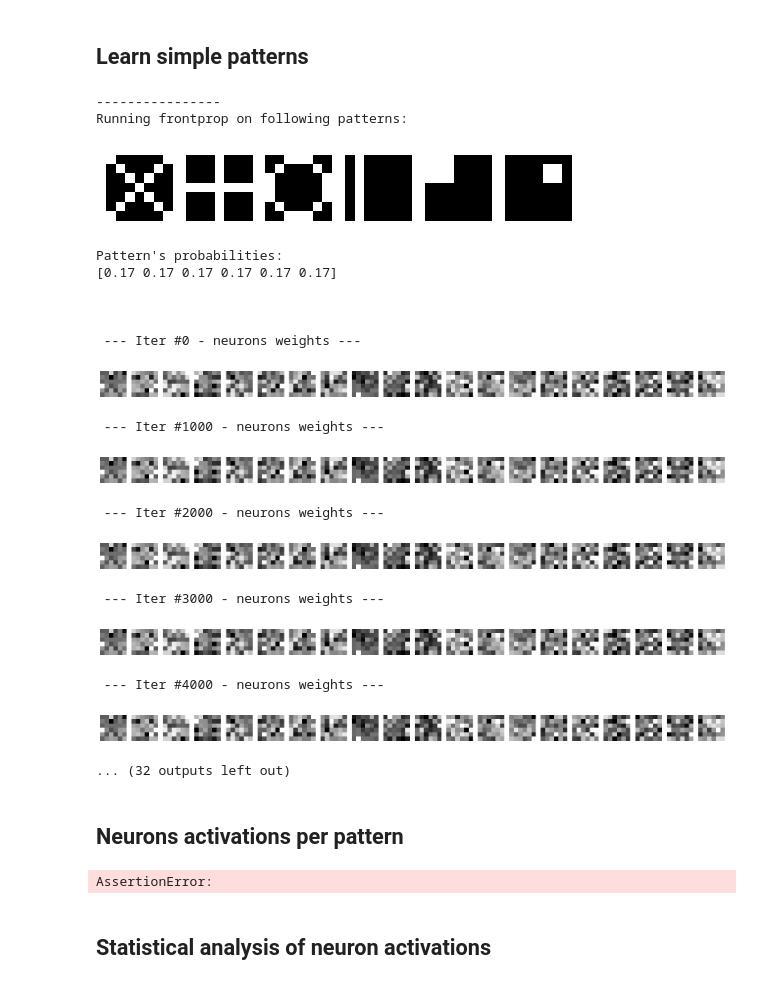
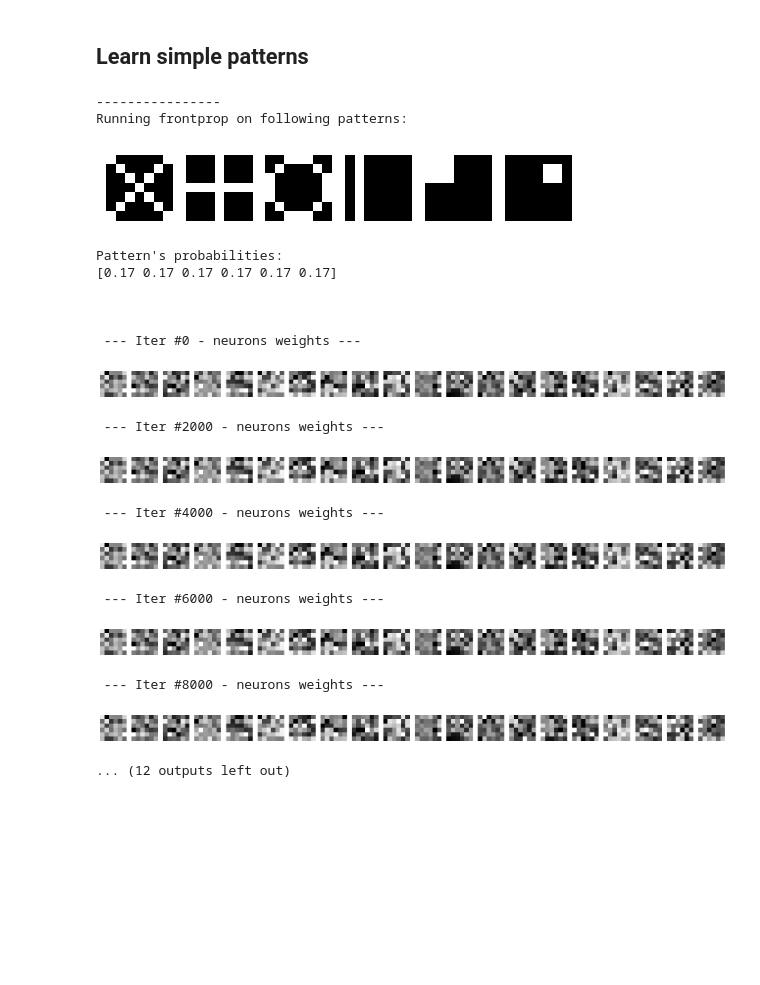
Before and after one commit to rohrl/frontprop, a Jupyter notebook: analysis_simple_patterns_conv2d.ipynb, the cells around one changed output. Saved outputs shown, nothing was run; the diff lists cells and outputs as text; code cells hidden in the pictures; blank space fills up the shorter version.

```diff
--- a/analysis_simple_patterns_conv2d.ipynb
+++ b/analysis_simple_patterns_conv2d.ipynb
@@ -30,12 +31,9 @@ np.set_printoptions(formatter={'float': lambda x: "{0:0.2f}".format(x)})
 ## Learn simple patterns
 # %%
 
-def single_layer_frontprop_run(in_size, out_size, iterations, patterns_probs, pattern_noise, device, reports_count=5):
-
+def single_layer_frontprop_run(out_size, kernel_size, iterations, patterns_probs, noise_rate, device, reports_count=5):
     reports_interval = 0 if reports_count == 0 else int(iterations / reports_count)
 
-    # layer = fp.FpLinear(in_size, out_size, device=device)
-    kernel_size = 6 # int(math.sqrt(in_size)/2)
     layer = fp.FpConv2d(1, out_size, kernel_size=kernel_size, device=device, t_decay=0.0001, w_boost=0.005)
 
     if reports_interval > 0:
@@ -46,15 +44,16 @@ def single_layer_frontprop_run(in_size, out_size, iterations, patterns_probs, pa
     with torch.no_grad():
         for i in range(iterations):
 
-            input = SimplePatterns.get_simple_pattern(patterns_probs, noise=pattern_noise) \
+            input = SimplePatterns.get_simple_pattern(patterns_probs, noise=noise_rate) \
                 .to(device).unsqueeze(0)
 
             input = input.unsqueeze(0)
+
             out = layer.forward(input)
 
             if reports_interval > 0 and i % reports_interval == 0:
                 print(f"\n --- Iter #{i} - neurons weights --- ")
-                plot_matrix((kernel_size,kernel_size), *([layer.weight[i] for i in range(neurons)]))
+                plot_matrix((kernel_size, kernel_size), *([layer.weight[i] for i in range(neurons)]))
                 # print("Layer outputs:")
                 # print(out)
                 # print("for input")
@@ -62,63 +61,48 @@ def single_layer_frontprop_run(in_size, out_size, iterations, patterns_probs, pa
 
     if reports_interval > 0:
         print(f"\n --- Final neurons weights --- ")
-        plot_matrix((kernel_size,kernel_size), *([layer.weight[i] for i in range(neurons)]))
+        plot_matrix((kernel_size, kernel_size), *([layer.weight[i] for i in range(neurons)]))
 
     return layer
 # %%
-import torch_module as fp
 
 dims = SimplePatterns.get_pattern_dims()
 iters = 20000  # 50000
 neurons = 20
+kernel_size = 6
 
 # optionally apply small amount of gaussian noise to patterns
 noise_rate = 0.0
 
 # define patterns frequency weights (will be normalized to sum to 1)
 # change these to see the impact of frequency on neurons specialisation
 pattern_probs = [1.0] * SimplePatterns.get_all_patterns_count()  # [10,1,1,1,1,1]
 pattern_probs /= np.sum(pattern_probs)
 
 # train the Front-prop layer
-layer = single_layer_frontprop_run(dims[0] * dims[1],
-                                   neurons,
+layer = single_layer_frontprop_run(neurons,
+                                   kernel_size,
                                    iters,
                                    pattern_probs,
                                    noise_rate,
-                                   device, reports_count=20)
+                                   device, reports_count=10)
 # %% [output]
 ----------------
 Running frontprop on following patterns:
 [figure]
 Pattern's probabilities:
 [0.17 0.17 0.17 0.17 0.17 0.17]
 
 
 
  --- Iter #0 - neurons weights ---
-[figure, old version]
+[figure, new version]
- --- Iter #1000 - neurons weights ---
+ --- Iter #2000 - neurons weights ---
-[figure, old version]
+[figure, new version]
- --- Iter #2000 - neurons weights ---
+ --- Iter #4000 - neurons weights ---
-[figure, old version]
+[figure, new version]
- --- Iter #3000 - neurons weights ---
+ --- Iter #6000 - neurons weights ---
-[figure, old version]
+[figure, new version]
- --- Iter #4000 - neurons weights ---
+ --- Iter #8000 - neurons weights ---
-[figure, old version]
+[figure, new version]
-... (32 outputs left out)
+... (12 outputs left out)
-# %% [markdown]
-## Neurons activations per pattern
-# %%
-for i, p in enumerate(SimplePatterns.get_all_patterns(len(pattern_probs))):
-    input = p.to(device).flatten().unsqueeze(0)
-    out = layer.forward(input)
-
-    print(f"Pattern #{i} (prob={round(pattern_probs[i], 2)}):")
-    plot_matrix(dims, p)
-    print(f"Neuron activations:\n{out.squeeze()}")
-    plot_matrix((1, layer.get_size()[1]), out)
-# %% [output]
-AssertionError:
-# %% [markdown]
-## Statistical analysis of neuron activations
```
Also changed, not shown: parts of 13 cells of this notebook, 3 other files.
